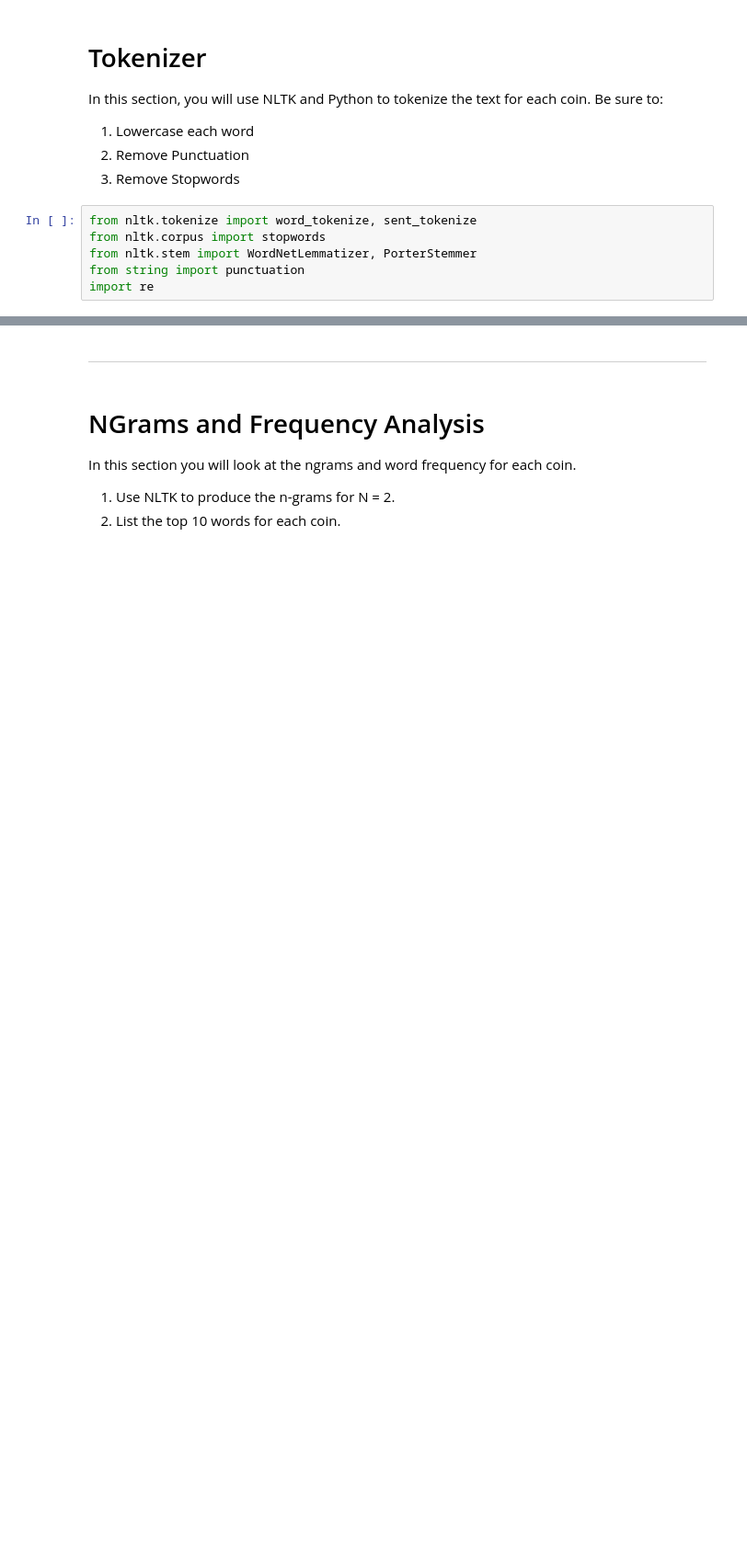
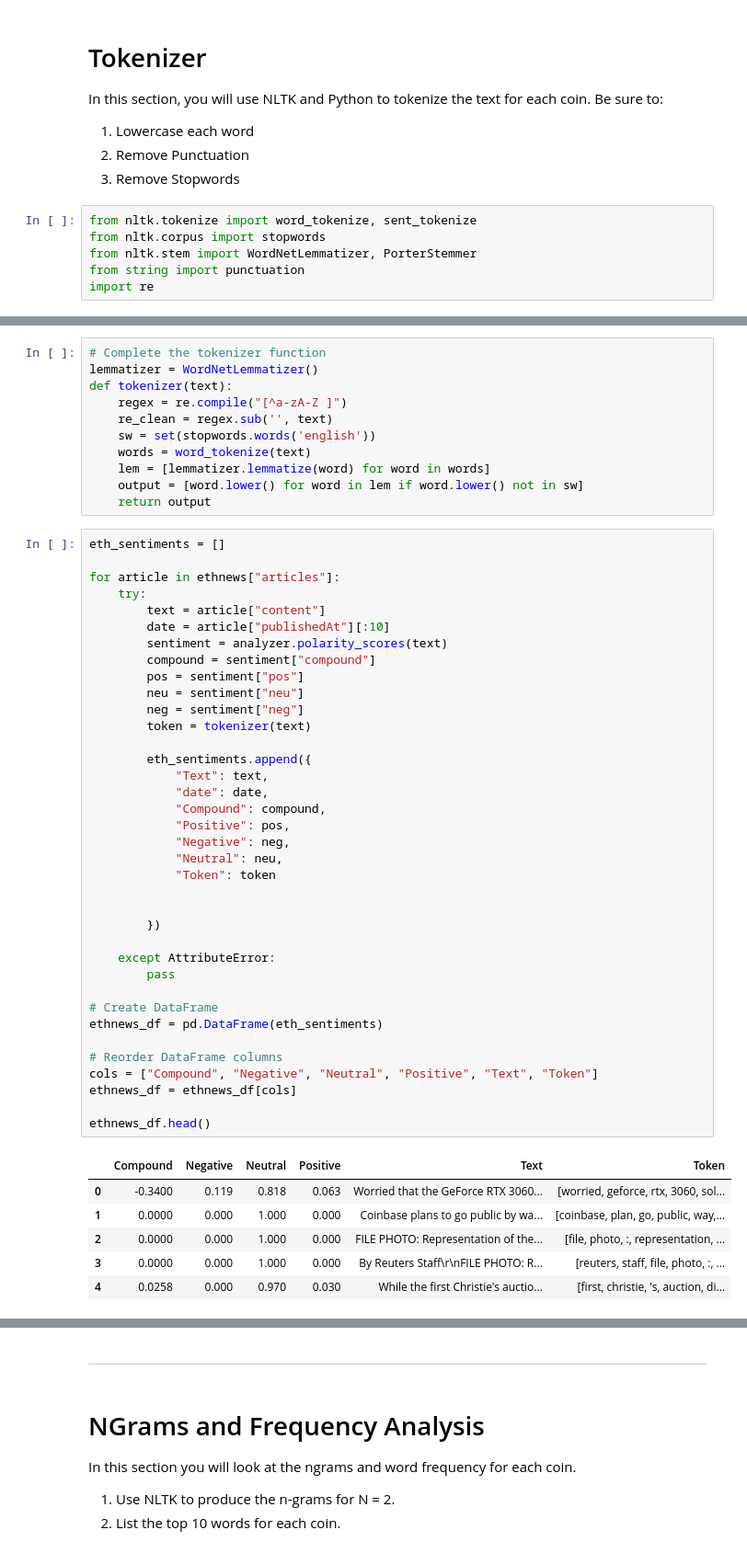
Before and after one commit to matthouk/UWFT-nlp, a Jupyter notebook: Starter_Code/crypto_sentiment.ipynb, the cells around one changed output, grey strips where cells are left out. Shown at 92% size. Saved outputs shown, nothing was run; the diff lists cells and outputs as text; blank space fills up the shorter version.

```diff
--- a/Starter_Code/crypto_sentiment.ipynb
+++ b/Starter_Code/crypto_sentiment.ipynb
@@ -228,0 +193,55 @@ def tokenizer(text):
+# %%
+# Complete the tokenizer function
+lemmatizer = WordNetLemmatizer()
+def tokenizer(text):
+    regex = re.compile("[^a-zA-Z ]")
+    re_clean = regex.sub('', text)
+    sw = set(stopwords.words('english'))
+    words = word_tokenize(text)
+    lem = [lemmatizer.lemmatize(word) for word in words]
+    output = [word.lower() for word in lem if word.lower() not in sw]
+    return output
+# %%
+eth_sentiments = []
+
+for article in ethnews["articles"]:
+    try:
+        text = article["content"]
+        date = article["publishedAt"][:10]
+        sentiment = analyzer.polarity_scores(text)
+        compound = sentiment["compound"]
+        pos = sentiment["pos"]
+        neu = sentiment["neu"]
+        neg = sentiment["neg"]
+        token = tokenizer(text)
+
+        eth_sentiments.append({
+            "Text": text,
+            "date": date,
+            "Compound": compound,
+            "Positive": pos,
+            "Negative": neg,
+            "Neutral": neu,
+            "Token": token
+
+
+        })
+
+    except AttributeError:
+        pass
+
+# Create DataFrame
+ethnews_df = pd.DataFrame(eth_sentiments)
+
+# Reorder DataFrame columns
+cols = ["Compound", "Negative", "Neutral", "Positive", "Text", "Token"]
+ethnews_df = ethnews_df[cols]
+
+ethnews_df.head()
+# %% [output]
+|  | Compound | Negative | Neutral | Positive | Text | Token |
+| 0 | -0.3400 | 0.119 | 0.818 | 0.063 | Worried that the GeForce RTX 3060... | [worried, geforce, rtx, 3060, sol... |
+| 1 | 0.0000 | 0.000 | 1.000 | 0.000 | Coinbase plans to go public by wa... | [coinbase, plan, go, public, way,... |
+| 2 | 0.0000 | 0.000 | 1.000 | 0.000 | FILE PHOTO: Representation of the... | [file, photo, :, representation, ... |
+| 3 | 0.0000 | 0.000 | 1.000 | 0.000 | By Reuters Staff\r\nFILE PHOTO: R... | [reuters, staff, file, photo, :, ... |
+| 4 | 0.0258 | 0.000 | 0.970 | 0.030 | While the first Christie's auctio... | [first, christie, 's, auction, di... |
```
Also changed, not shown: parts of 15 cells of this notebook.
